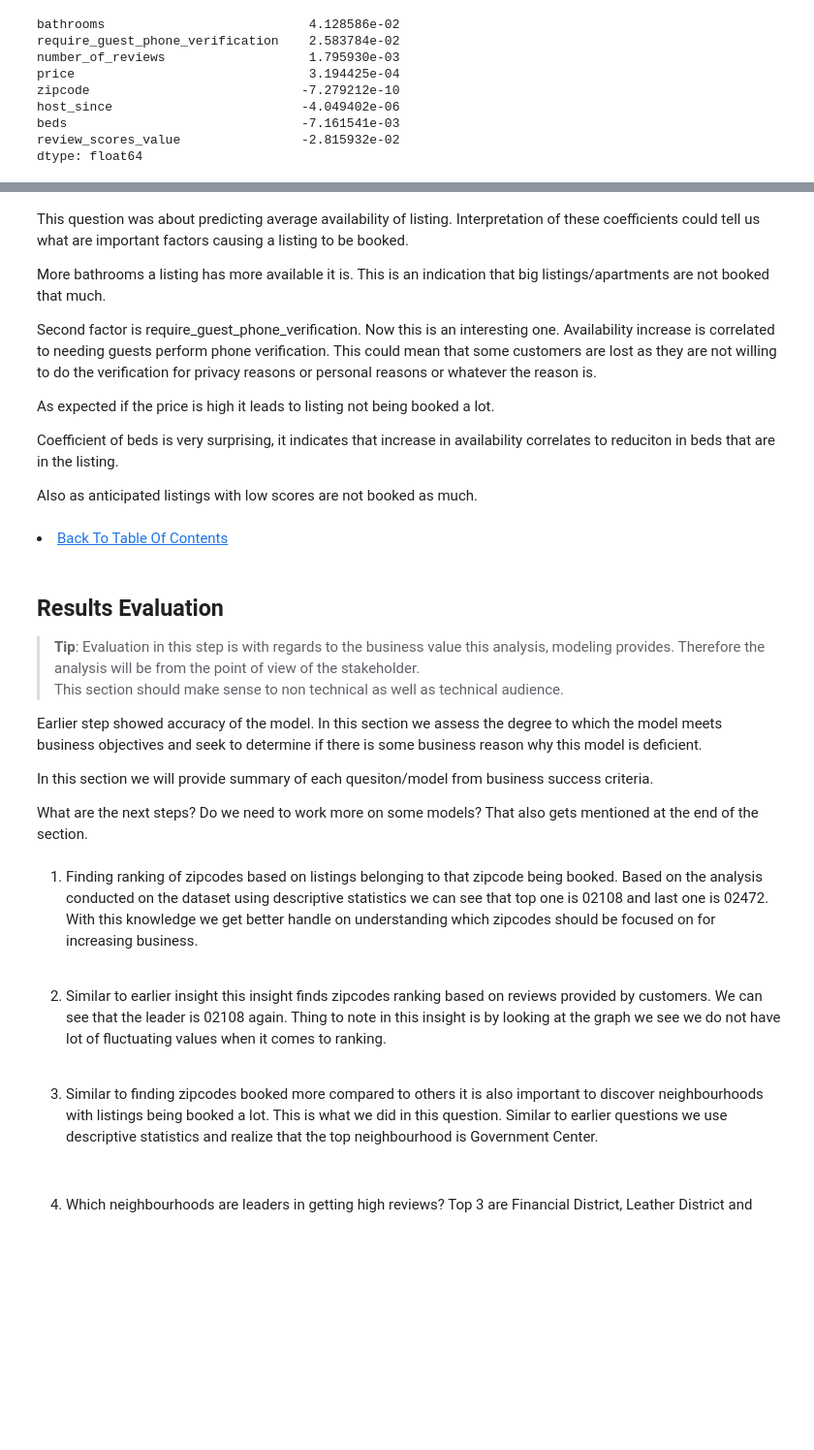
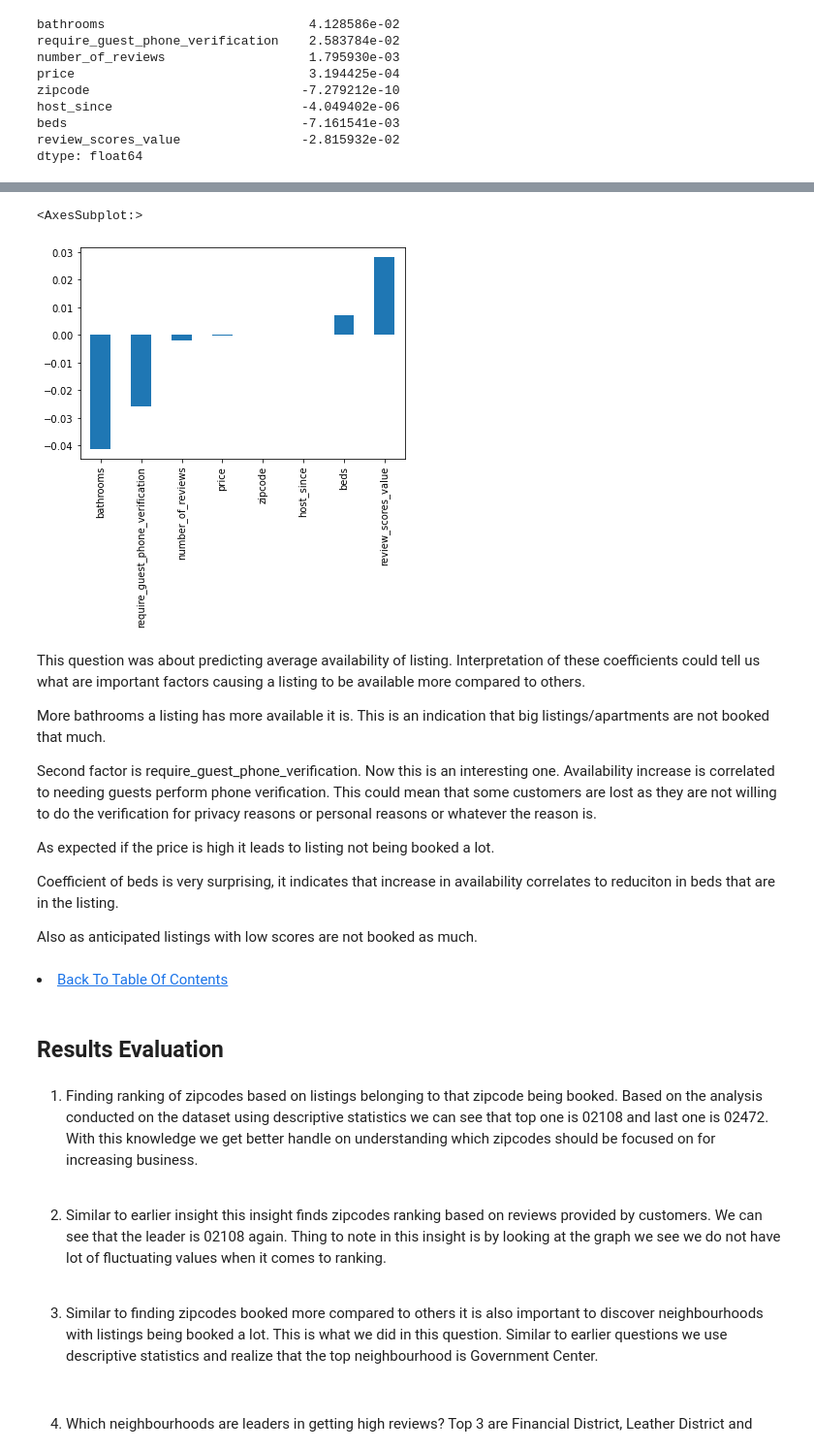
Before and after one commit to sdaphtardar/airbnb_dataset_analysis, a Jupyter notebook: AirBnB_Data_Analysis.ipynb, the cells around one changed output, grey strips where cells are left out. Shown: that part at 97% size. Cells and saved outputs as stored; diff of their text form; code cells hidden in the pictures; blank space fills up the shorter version.

```diff
--- a/AirBnB_Data_Analysis.ipynb
+++ b/AirBnB_Data_Analysis.ipynb
@@ -2913,5 +2920,12 @@ dtype: float64
+# %%
+booking_coefs = -coefs.sort_values(ascending=False)
+# %%
+booking_coefs.plot(kind='bar')
+# %% [output]
+<AxesSubplot:>
+[figure, added]
 # %% [markdown]
-This question was about predicting average availability of listing. Interpretation of these coefficients could tell us what are important factors causing a listing to be booked.
+This question was about predicting average availability of listing. Interpretation of these coefficients could tell us what are important factors causing a listing to be available more compared to others.
 
 More bathrooms a listing has more available it is. This is an indication that big listings/apartments are not booked that much.
 
@@ -2924,18 +2938,9 @@ Coefficient of beds is very surprising, it indicates that increase in availabili
 Also as anticipated listings with low scores are not booked as much.
 # %% [markdown]
 <li><a href="#TOC">Back To Table Of Contents</a></li>
-# %% [markdown]
-<a id='results_evaluation'></a>
-## Results Evaluation
-
-> **Tip**: Evaluation in this step is with regards to the business value this analysis, modeling provides. Therefore the analysis will be from the point of view of the stakeholder.
-<br>This section should make sense to non technical as well as technical audience.
-
-Earlier step showed accuracy of the model. In this section we assess the degree to which the model meets business objectives and seek to determine if there is some business reason why this model is deficient.
-
-In this section we will provide summary of each quesiton/model from business success criteria.
-
-What are the next steps? Do we need to work more on some models? That also gets mentioned at the end of the section.
+# %% [markdown]
+<a id='results_evaluation'></a>
+## Results Evaluation
 # %% [markdown]
 1. Finding ranking of zipcodes based on listings belonging to that zipcode being booked. Based on the analysis conducted on the dataset using descriptive statistics we can see that top one is 02108 and last one is 02472.
 With this knowledge we get better handle on understanding which zipcodes should be focused on for increasing business.
```
Also changed, not shown: parts of 8 cells of this notebook.
